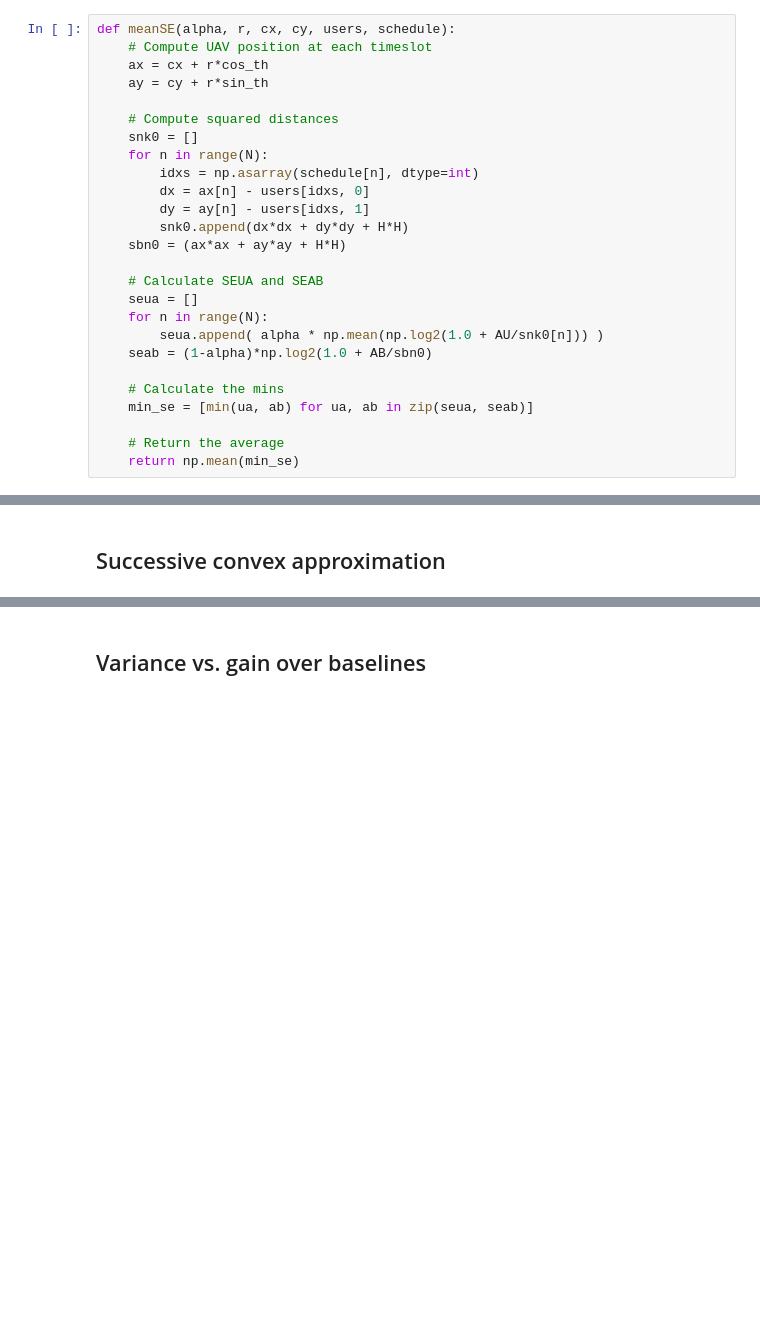
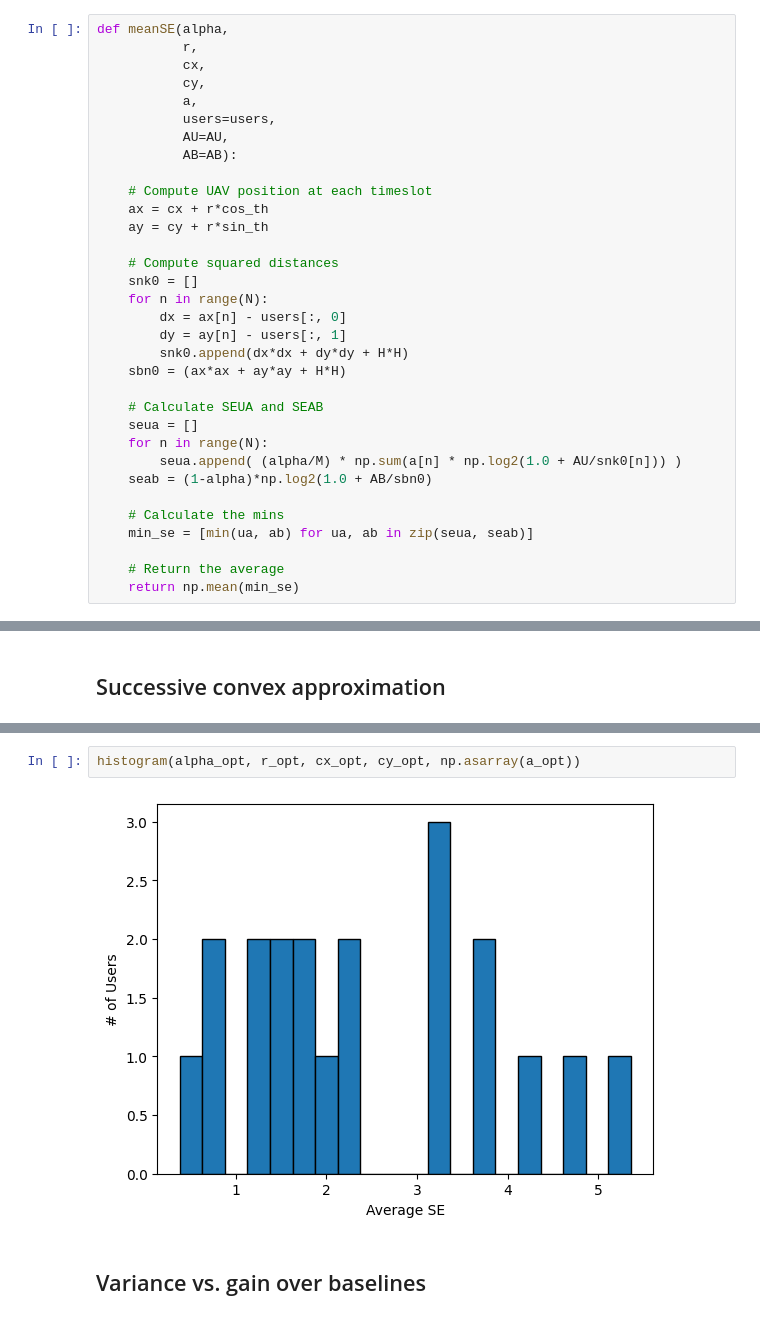
Before and after one commit to danielbonkowsky/uav-optimization, a Jupyter notebook: montecarlo-simulation/simulation.ipynb, the cells around one changed output, grey strips where cells are left out. Cells and saved outputs as stored; diff of their text form; blank space fills up the shorter version.

```diff
--- a/montecarlo-simulation/simulation.ipynb
+++ b/montecarlo-simulation/simulation.ipynb
@@ -99,5 +93,13 @@ $$\overline{\text{SE}}(\alpha, r, \mathbf{c}) = \frac{1}{N}\sum_{n=1}^N \min\lef
 # %%
-def meanSE(alpha, r, cx, cy, users, schedule):
+def meanSE(alpha,
+           r,
+           cx,
+           cy,
+           a,
+           users=users,
+           AU=AU,
+           AB=AB):
+
     # Compute UAV position at each timeslot
     ax = cx + r*cos_th
     ay = cy + r*sin_th
@@ -105,16 +107,15 @@ def meanSE(alpha, r, cx, cy, users, schedule):
     # Compute squared distances
     snk0 = []
     for n in range(N):
-        idxs = np.asarray(schedule[n], dtype=int)
-        dx = ax[n] - users[idxs, 0]
-        dy = ay[n] - users[idxs, 1]
+        dx = ax[n] - users[:, 0]
+        dy = ay[n] - users[:, 1]
         snk0.append(dx*dx + dy*dy + H*H)
     sbn0 = (ax*ax + ay*ay + H*H)
 
     # Calculate SEUA and SEAB
     seua = []
     for n in range(N):
-        seua.append( alpha * np.mean(np.log2(1.0 + AU/snk0[n])) )
+        seua.append( (alpha/M) * np.sum(a[n] * np.log2(1.0 + AU/snk0[n])) )
     seab = (1-alpha)*np.log2(1.0 + AB/sbn0)
 
     # Calculate the mins
@@ -638,3 +691,7 @@ Powell's Optimizer Iteration 7
+# %%
+histogram(alpha_opt, r_opt, cx_opt, cy_opt, np.asarray(a_opt))
+# %% [output]
+[figure, added]
 # %% [markdown]
 ## Variance vs. gain over baselines
 # %%
```
Also changed, not shown: parts of 20 cells of this notebook.
